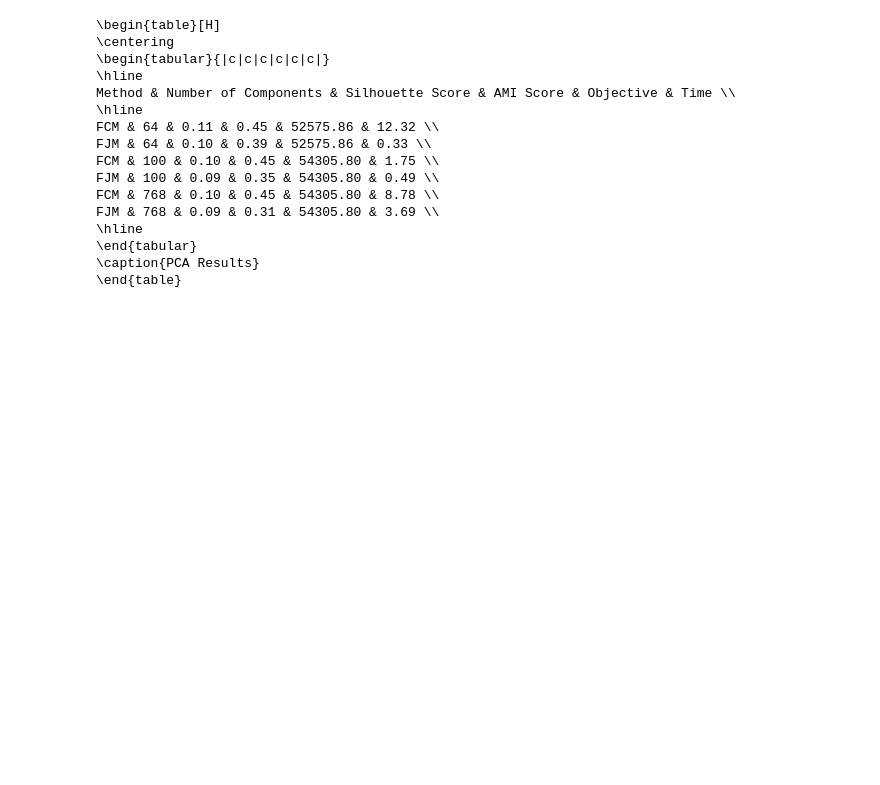
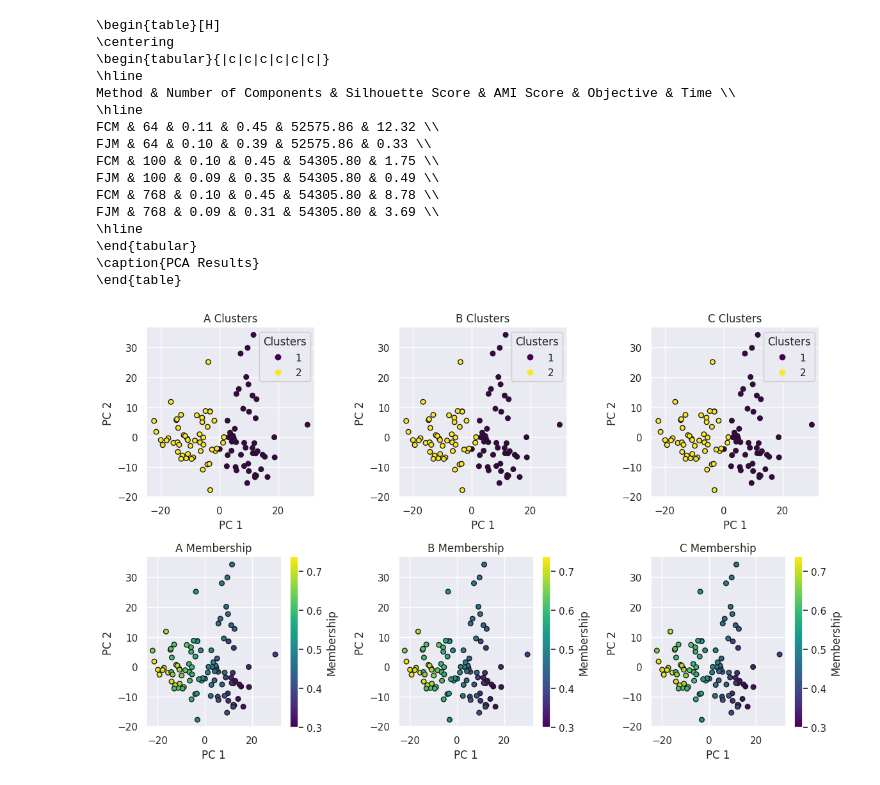
Before and after one commit to zhaoch23/eeg-report-classification, a Jupyter notebook: workspace.ipynb, the cells around one changed output. Drawn from its saved outputs; the diff is of its cells as text; code cells hidden in the pictures; blank space fills up the shorter version.

```diff
--- a/workspace.ipynb
+++ b/workspace.ipynb
@@ -357,3 +332,13 @@ FJM & 768 & 0.09 & 0.31 & 54305.80 & 3.69 \\
 \end{tabular}
 \caption{PCA Results}
 \end{table}
+# %%
+plot_df = fz_results[1.5]['Previous Best Membership']
+model_dict = {
+    "A": (embeddings, plot_df),
+    "B": (embeddings, plot_df), # Replace with other models' embeddings
+    "C": (embeddings, plot_df)
+}
+plot_2d_with_different_models(model_dict, os.path.join(result_dir, "different_models.png"))
+# %% [output]
+[figure, added]
```
Also changed, not shown: parts of 4 cells of this notebook, 1 other file.
